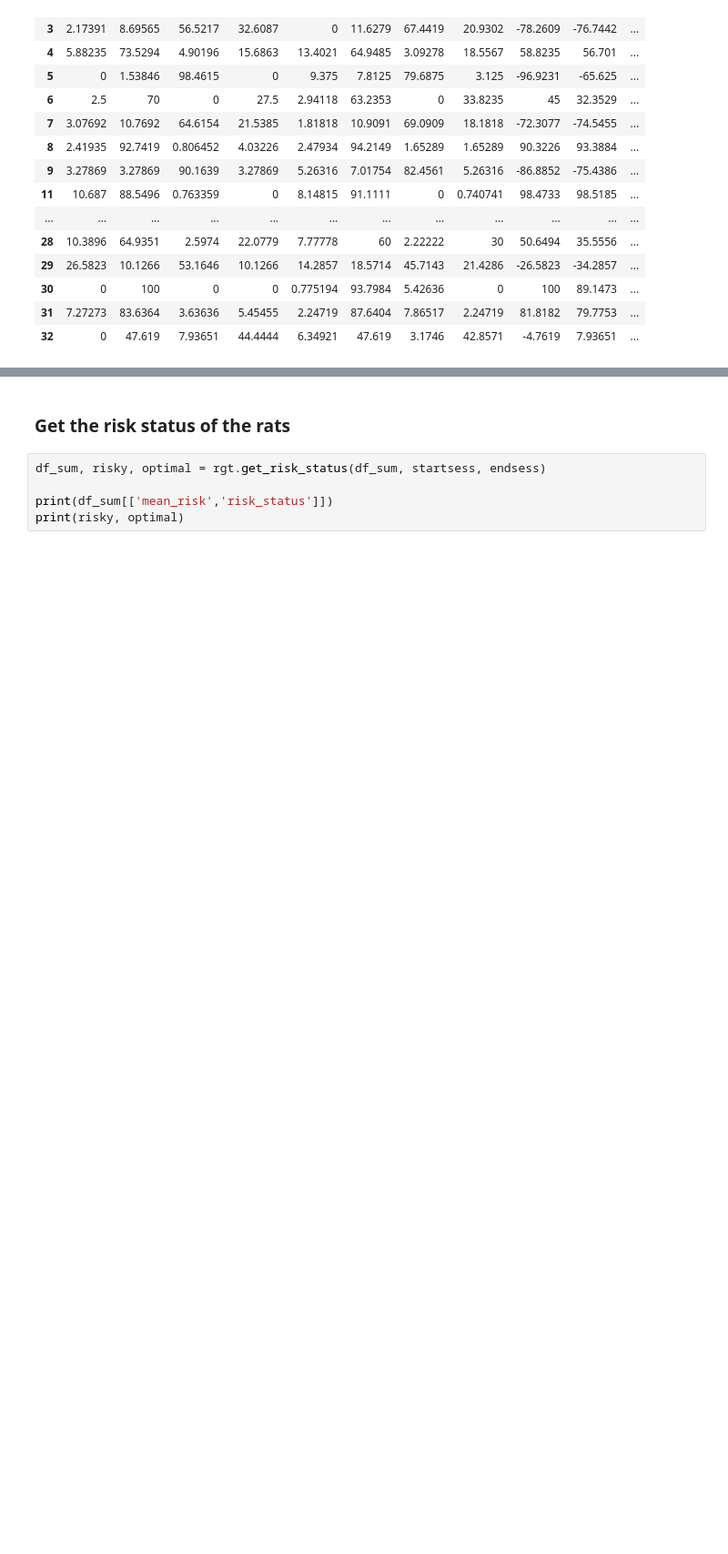
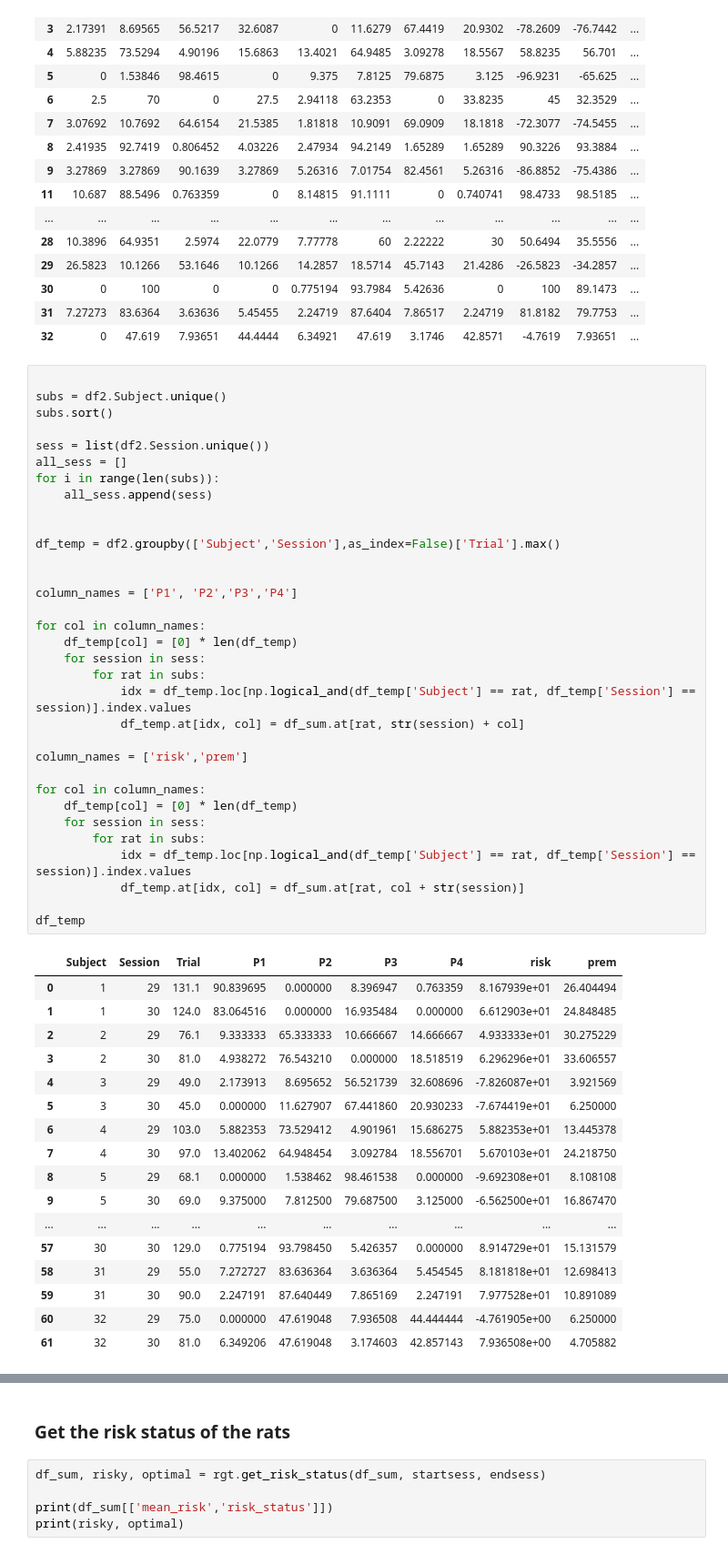
Before and after one commit to deckyblue/sparklyRGT, a Jupyter notebook: sparklyRGT_tutorial/used_templates/sparklyRGT_template_2-test-RManova.ipynb, the cells around one changed output, grey strips where cells are left out. Shown at 91% size. Saved outputs shown, nothing was run; the diff lists cells and outputs as text; blank space fills up the shorter version.

```diff
--- a/sparklyRGT_tutorial/used_templates/sparklyRGT_template_2-test-RManova.ipynb
+++ b/sparklyRGT_tutorial/used_templates/sparklyRGT_template_2-test-RManova.ipynb
@@ -133,3 +133,54 @@ df_sum
 | 30 | 0 | 100 | 0 | 0 | 0.775194 | 93.7984 | 5.42636 | 0 | 100 | 89.1473 | ... |
 | 31 | 7.27273 | 83.6364 | 3.63636 | 5.45455 | 2.24719 | 87.6404 | 7.86517 | 2.24719 | 81.8182 | 79.7753 | ... |
 | 32 | 0 | 47.619 | 7.93651 | 44.4444 | 6.34921 | 47.619 | 3.1746 | 42.8571 | -4.7619 | 7.93651 | ... |
+# %%
+
+subs = df2.Subject.unique()
+subs.sort()
+
+sess = list(df2.Session.unique())
+all_sess = []
+for i in range(len(subs)):
+    all_sess.append(sess)
+
+
+df_temp = df2.groupby(['Subject','Session'],as_index=False)['Trial'].max()
+
+
+column_names = ['P1', 'P2','P3','P4']
+
+for col in column_names:
+    df_temp[col] = [0] * len(df_temp)
+    for session in sess:
+        for rat in subs:
+            idx = df_temp.loc[np.logical_and(df_temp['Subject'] == rat, df_temp['Session'] == session)].index.values
+            df_temp.at[idx, col] = df_sum.at[rat, str(session) + col]
+
+column_names = ['risk','prem']
+
+for col in column_names:
+    df_temp[col] = [0] * len(df_temp)
+    for session in sess:
+        for rat in subs:
+            idx = df_temp.loc[np.logical_and(df_temp['Subject'] == rat, df_temp['Session'] == session)].index.values
+            df_temp.at[idx, col] = df_sum.at[rat, col + str(session)]
+
+df_temp
+# %% [output]
+|  | Subject | Session | Trial | P1 | P2 | P3 | P4 | risk | prem |
+| 0 | 1 | 29 | 131.1 | 90.839695 | 0.000000 | 8.396947 | 0.763359 | 8.167939e+01 | 26.404494 |
+| 1 | 1 | 30 | 124.0 | 83.064516 | 0.000000 | 16.935484 | 0.000000 | 6.612903e+01 | 24.848485 |
+| 2 | 2 | 29 | 76.1 | 9.333333 | 65.333333 | 10.666667 | 14.666667 | 4.933333e+01 | 30.275229 |
+| 3 | 2 | 30 | 81.0 | 4.938272 | 76.543210 | 0.000000 | 18.518519 | 6.296296e+01 | 33.606557 |
+| 4 | 3 | 29 | 49.0 | 2.173913 | 8.695652 | 56.521739 | 32.608696 | -7.826087e+01 | 3.921569 |
+| 5 | 3 | 30 | 45.0 | 0.000000 | 11.627907 | 67.441860 | 20.930233 | -7.674419e+01 | 6.250000 |
+| 6 | 4 | 29 | 103.0 | 5.882353 | 73.529412 | 4.901961 | 15.686275 | 5.882353e+01 | 13.445378 |
+| 7 | 4 | 30 | 97.0 | 13.402062 | 64.948454 | 3.092784 | 18.556701 | 5.670103e+01 | 24.218750 |
+| 8 | 5 | 29 | 68.1 | 0.000000 | 1.538462 | 98.461538 | 0.000000 | -9.692308e+01 | 8.108108 |
+| 9 | 5 | 30 | 69.0 | 9.375000 | 7.812500 | 79.687500 | 3.125000 | -6.562500e+01 | 16.867470 |
+| ... | ... | ... | ... | ... | ... | ... | ... | ... | ... |
+| 57 | 30 | 30 | 129.0 | 0.775194 | 93.798450 | 5.426357 | 0.000000 | 8.914729e+01 | 15.131579 |
+| 58 | 31 | 29 | 55.0 | 7.272727 | 83.636364 | 3.636364 | 5.454545 | 8.181818e+01 | 12.698413 |
+| 59 | 31 | 30 | 90.0 | 2.247191 | 87.640449 | 7.865169 | 2.247191 | 7.977528e+01 | 10.891089 |
+| 60 | 32 | 29 | 75.0 | 0.000000 | 47.619048 | 7.936508 | 44.444444 | -4.761905e+00 | 6.250000 |
+| 61 | 32 | 30 | 81.0 | 6.349206 | 47.619048 | 3.174603 | 42.857143 | 7.936508e+00 | 4.705882 |
```
Also changed, not shown: parts of 2 cells of this notebook.
